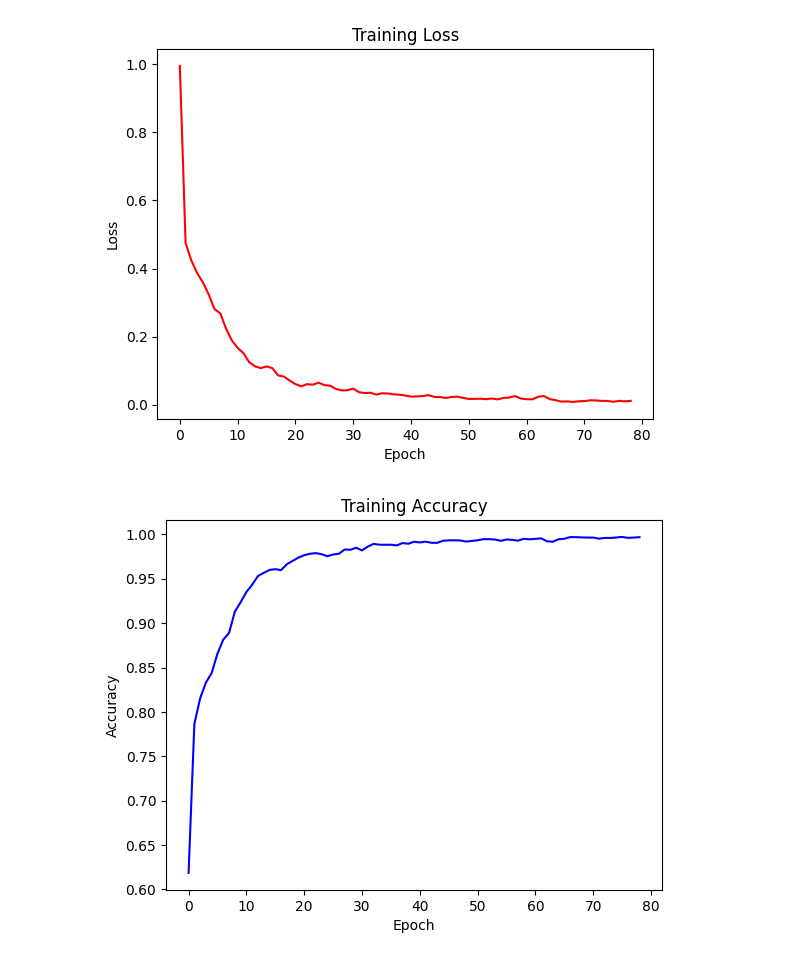
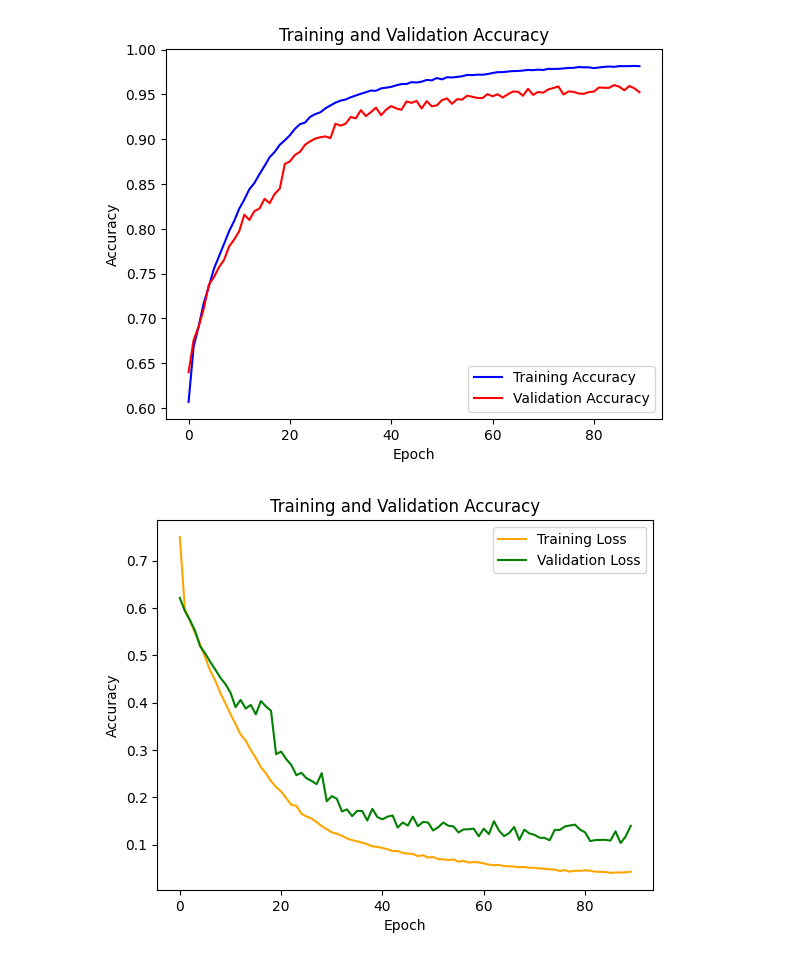
Before and after one commit to superbadteam/LaneSenseGuard, a Jupyter notebook: TrainModel.ipynb, the cells around one changed output. Drawn from its saved outputs; the diff is of its cells as text; code cells hidden in the pictures.

Commit message:
feat: train model (#16)

```diff
--- a/TrainModel.ipynb
+++ b/TrainModel.ipynb
@@ -165,50 +165,41 @@ WARNING:absl:You are saving your model as an HDF5 file via `model.save()` or `ke
 # %%
 
 # print(history.history.keys())
 # matplotlib.pyplot.plot(history.history['loss'], color='red')
 # # matplotlib.pyplot.plot(history.history)
 # # matplotlib.pyplot.title('model m')
 # matplotlib.pyplot.ylabel('loss')
 # matplotlib.pyplot.xlabel('epoch')
 # matplotlib.pyplot.show()
 # # summarize history for loss mse
 # matplotlib.pyplot.plot(history.history['accuracy'], color='blue')
 # matplotlib.pyplot.ylabel('accuracy')
 # matplotlib.pyplot.xlabel('epoch')
 # matplotlib.pyplot.show()
 
 import pandas as pd
 import matplotlib.pyplot as plt
 
 # Đọc dữ liệu từ file CSV
 log_data = pd.read_csv('training_log.csv')
 
-# Vẽ biểu đồ loss qua các epoch
-plt.plot(log_data['loss'], color='red')
-plt.title('Training Loss')
-plt.ylabel('Loss')
+# Accuracy
+plt.plot(log_data['accuracy'], label='Training Accuracy', color='blue')
+plt.plot(log_data['val_accuracy'], label='Validation Accuracy', color='red')
+plt.title('Training and Validation Accuracy')
+plt.ylabel('Accuracy')
 plt.xlabel('Epoch')
+plt.legend()
 plt.show()
 
-# Vẽ biểu đồ accuracy qua các epoch
-plt.plot(log_data['accuracy'], color='blue')
-plt.title('Training Accuracy')
+# Loss
+plt.plot(log_data['loss'], label='Training Loss', color='orange')
+plt.plot(log_data['val_loss'], label='Validation Loss', color='green')
+plt.title('Training and Validation Accuracy')
 plt.ylabel('Accuracy')
 plt.xlabel('Epoch')
+plt.legend()
 plt.show()
-
-# vẽ biểu đồ loss và accuracy trên tập validation
-plt.plot(log_data['val_loss'], color='red')
-plt.title('Validation Loss')
-plt.ylabel('Loss')
-plt.xlabel('Epoch')
-plt.show()
-
-plt.plot(log_data['val_accuracy'], color='blue')
-plt.title('Validation Accuracy')
-plt.ylabel('Accuracy')
-plt.xlabel('Epoch')
-plt.show()
 # %% [output]
-[figure, old version]
+[figure, new version]
-[figure, old version]
+[figure, new version]
```
Also changed, not shown: parts of 5 cells of this notebook, 3 other files.
